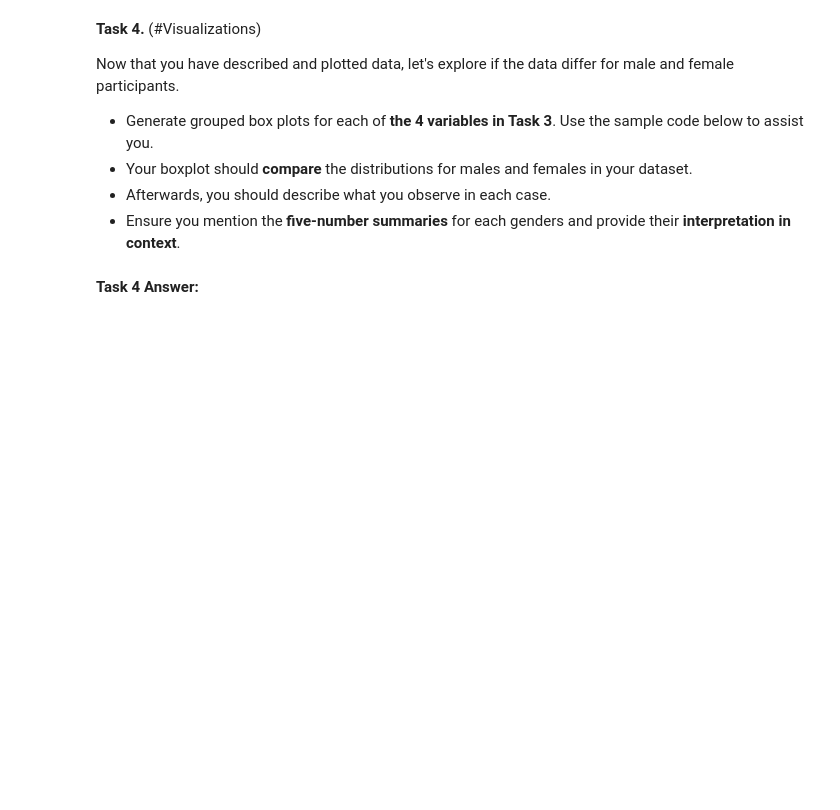
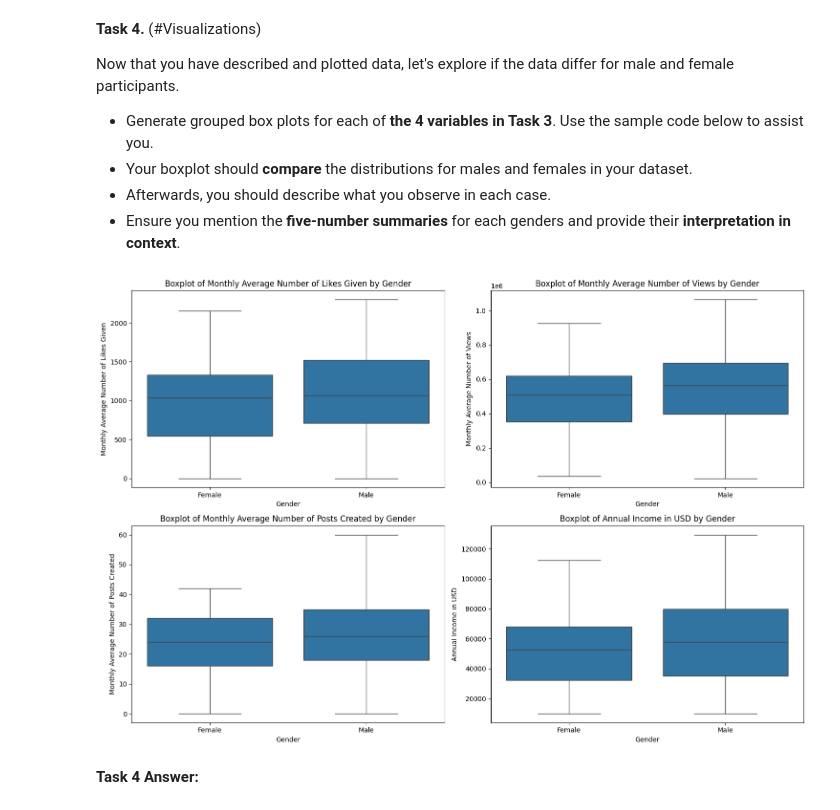
Before and after one commit to robertnesterodhiambo/robertnesterodhiambo-Data-analysis, a Jupyter notebook: python notebooks/influencers.ipynb, the cells around one changed output. Cells and saved outputs as stored; diff of their text form; code cells hidden in the pictures; blank space fills up the shorter version.

```diff
--- a/python notebooks/influencers.ipynb
+++ b/python notebooks/influencers.ipynb
@@ -159,28 +192,22 @@ Now that you have described and plotted data, let's explore if the data differ f
 *   Afterwards, you should describe what you observe in each case.
 *   Ensure you mention the **five-number summaries** for each genders and provide their **interpretation in context**.
 # %%
-#Sample Code
-import pandas
 import matplotlib.pyplot as plt
-from numpy import percentile
+import seaborn as sns
 
-# Filter the DataFrame based on Gender
-male = df[df["Gender"] == "Male"]
-female = df[df["Gender"] == "Female"]
+# Set up the matplotlib figure
+plt.figure(figsize=(15,10))
 
-# Replace 'Column' with the actual variable name you want to analyze
-data1 = male['Column']
-data2 = female['Column']
-data = list([data1, data2])
+# Create a box plot for each variable
+for i, col in enumerate(['Monthly Average Number of Likes Given',
+                         'Monthly Average Number of Views',
+                         'Monthly Average Number of Posts Created',
+                         'Annual Income in USD']):
+    plt.subplot(2, 2, i+1)  # Create a 2x2 grid of subplots
+    sns.boxplot(x='Gender', y=col, data=df)
+    plt.title(f'Boxplot of {col} by Gender')
 
-# Create boxplots side by side
-fig, ax = plt.subplots()
-ax.set_xticklabels(['male', 'female'])
-plt.grid(axis="y")
-plt.boxplot(data)
-
-# Descriptive statistics
-print("Descriptive Statistics for Male Students' Column")  # Replace 'Column' with the variable name
-print(male['Column'].describe())
-print("Descriptive Statistics for Female Students' Column")  # Replace 'Column' with the variable name
-print(female['Column'].describe())
+plt.tight_layout()
+plt.show()
+# %% [output]
+[figure, added]
```
Also changed, not shown: parts of 18 cells of this notebook, 1 other file.
